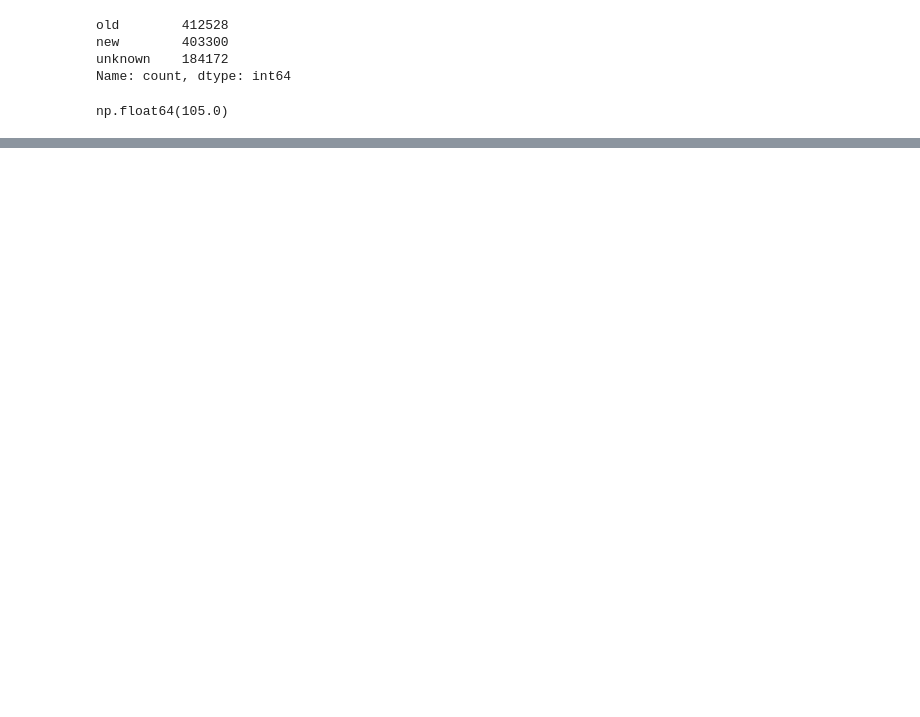
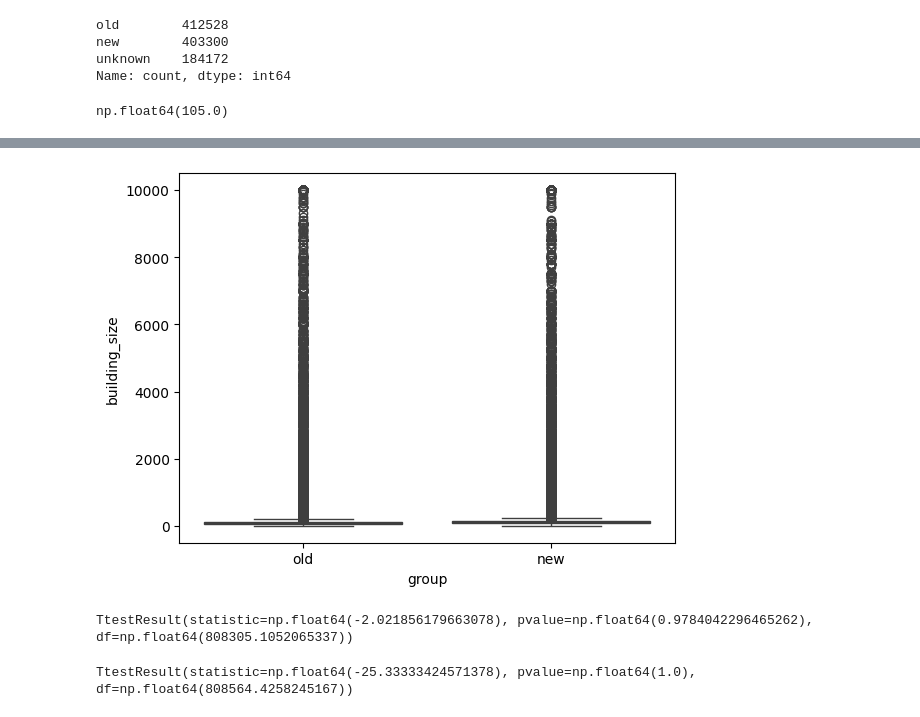
Before and after one commit to aminrafi394/quera-AI-first-project, a Jupyter notebook: q4-5/test-2.ipynb, the cells around one changed output, grey strips where cells are left out. Drawn from its saved outputs; the diff is of its cells as text; code cells hidden in the pictures; blank space fills up the shorter version.

```diff
--- a/q4-5/test-2.ipynb
+++ b/q4-5/test-2.ipynb
@@ -167,0 +157,45 @@ print("نتایج در result.txt ذخیره شد.")
+# %%
+old_plot_filtered = old_houses_filtered[["building_size"]].copy()
+old_plot_filtered["group"] = "old"
+
+new_plot_filtered = new_houses_filtered[["building_size"]].copy()
+new_plot_filtered["group"] = "new"
+
+plot_data_filtered = pd.concat([
+    old_plot_filtered,
+    new_plot_filtered
+])
+
+sns.boxplot(
+    data=plot_data_filtered,
+    x="group",
+    y="building_size"
+)
+plt.show()
+# %% [output]
+[figure, added]
+# %%
+test = stats.ttest_ind(
+    old_houses["building_size"].dropna(),
+    new_houses["building_size"].dropna(),
+    equal_var=False,
+    alternative="greater"
+)
+
+print(test)
+# %% [output]
+TtestResult(statistic=np.float64(-2.021856179663078), pvalue=np.float64(0.9784042296465262), df=np.float64(808305.1052065337))
+# %%
+old_data_filtered = old_houses_filtered["building_size"].dropna()
+new_data_filtered = new_houses_filtered["building_size"].dropna()
+
+test_filtered = stats.ttest_ind(
+    old_data_filtered,
+    new_data_filtered,
+    equal_var=False,
+    alternative="greater"
+)
+
+print(test_filtered)
+# %% [output]
+TtestResult(statistic=np.float64(-25.33333424571378), pvalue=np.float64(1.0), df=np.float64(808564.4258245167))
```
Also changed, not shown: parts of 7 cells of this notebook.
